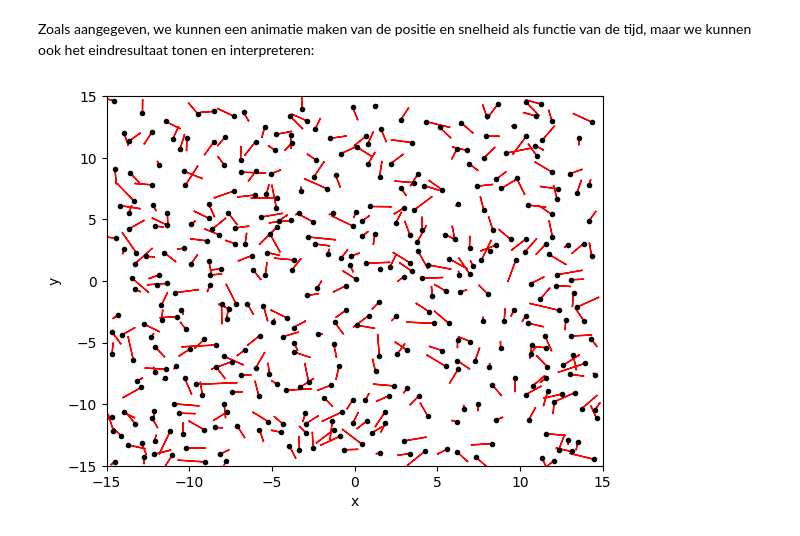
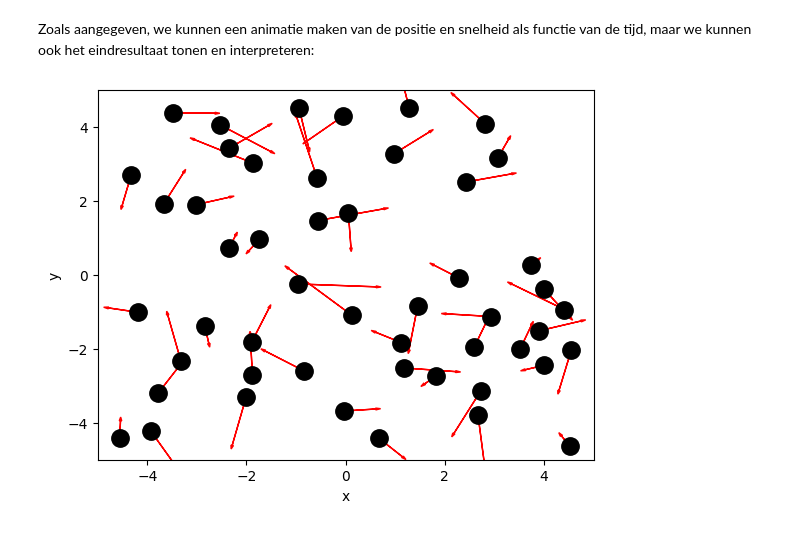
Before and after one commit to Contemporary-Physicslab/PySim, a Jupyter notebook: book/Q2/Recap.ipynb, the cells around one changed output. Saved outputs shown, nothing was run; the diff lists cells and outputs as text; code cells hidden in the pictures.

```diff
--- a/book/Q2/Recap.ipynb
+++ b/book/Q2/Recap.ipynb
@@ -51,11 +51,11 @@ Je weet nu wat de schaal is waarop `N` en `V_0` gegeven zijn. Pas waarde van `RA
 Onze simulatie modelleert dus een klein systeem zonder rekening te houden met de kracht tussen de luchtmoleculen. Je zult zien dat we toch al behoorlijk wat van de processor vragen om deze berekeningen te doen. Om een realistische modelsimulatie te maken is daarom een serieuze uitdaging, die veel wiskunde en programmeerervaring vraagt.
 # %%
 # Aanmaken van de randvoorwaarden en initiële condities
-BOX_SIZE_0 = 30                                             # Hoogte en breedte startvolume
+BOX_SIZE_0 = 10                                             # Hoogte en breedte startvolume
 BOX_LENGTH_0 = BOX_SIZE_0 / 2
-N = 400                                                     # Aantal deeltjes
+N = 50                                                      # Aantal deeltjes
 V_0 = 1                                                     # Startsnelheid van deeltjes
-RADIUS = 0.3 # pas aan                                      # Straal van moleculen
+RADIUS = 1.0 # pas aan                                      # Straal van moleculen
 DT = 0.1 * RADIUS / V_0                                     # Tijdstap simulatie om aan conditie te voldoen
 # %% [markdown]
 ### Particle class
@@ -173,16 +173,16 @@ Zoals aangegeven, we kunnen een animatie maken van de positie en snelheid als fu
 # %%
 plt.figure()
 plt.xlabel('x')
 plt.ylabel('y')
 plt.xlim(-BOX_LENGTH_0, BOX_LENGTH_0)
 plt.ylim(-BOX_LENGTH_0, BOX_LENGTH_0)
 
 
 for particle_object in particles:
-    plt.plot(particle_object.r[0], particle_object.r[1], 'k.')
+    plt.plot(particle_object.r[0], particle_object.r[1], 'k.', ms=25)
     plt.arrow(particle_object.r[0], particle_object.r[1],
               particle_object.v[0], particle_object.v[1],
               head_width=0.05, head_length=0.1, color='red')
 plt.show()
 # %% [output]
-[figure, old version]
+[figure, new version]
```
Also changed, not shown: parts of 1 cell of this notebook.
